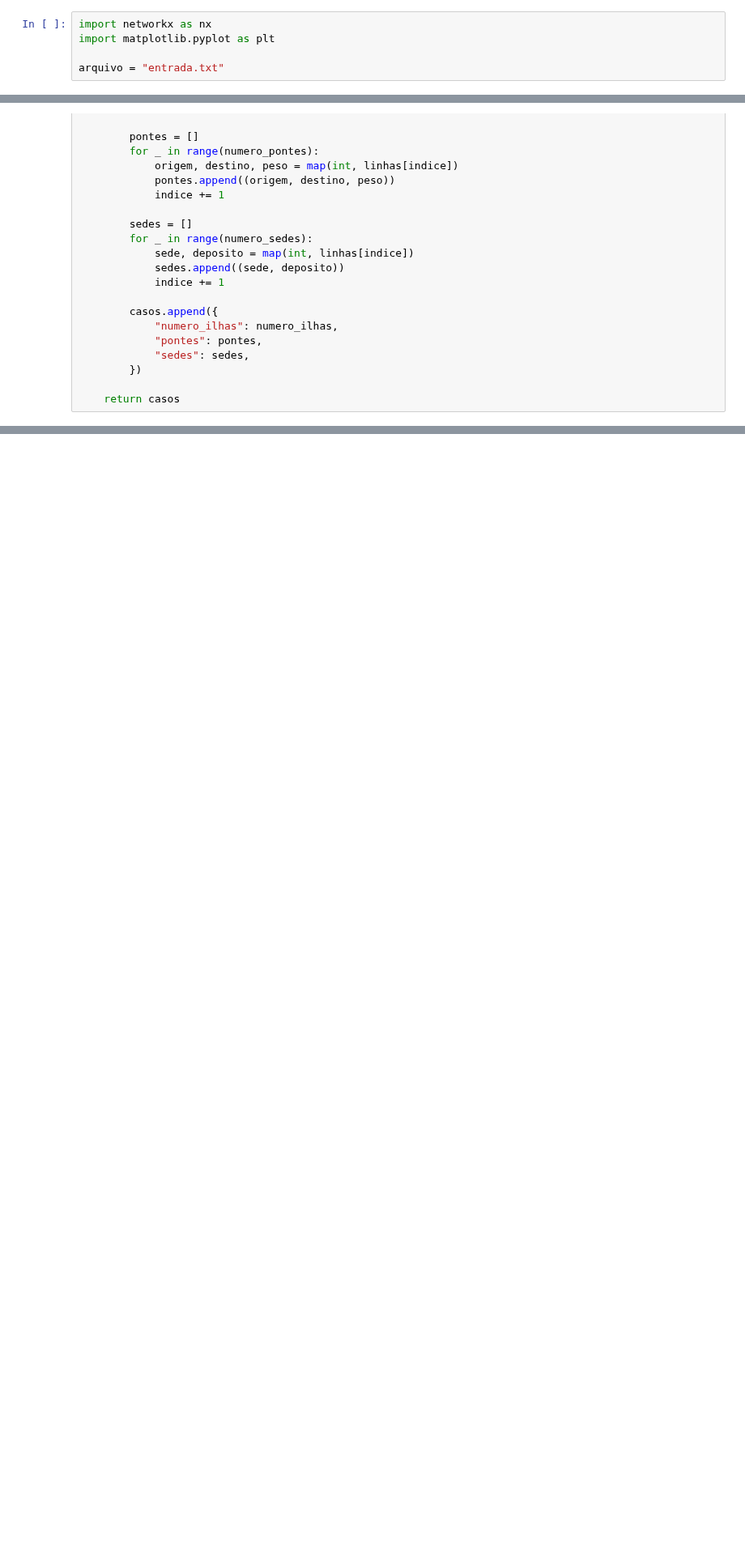
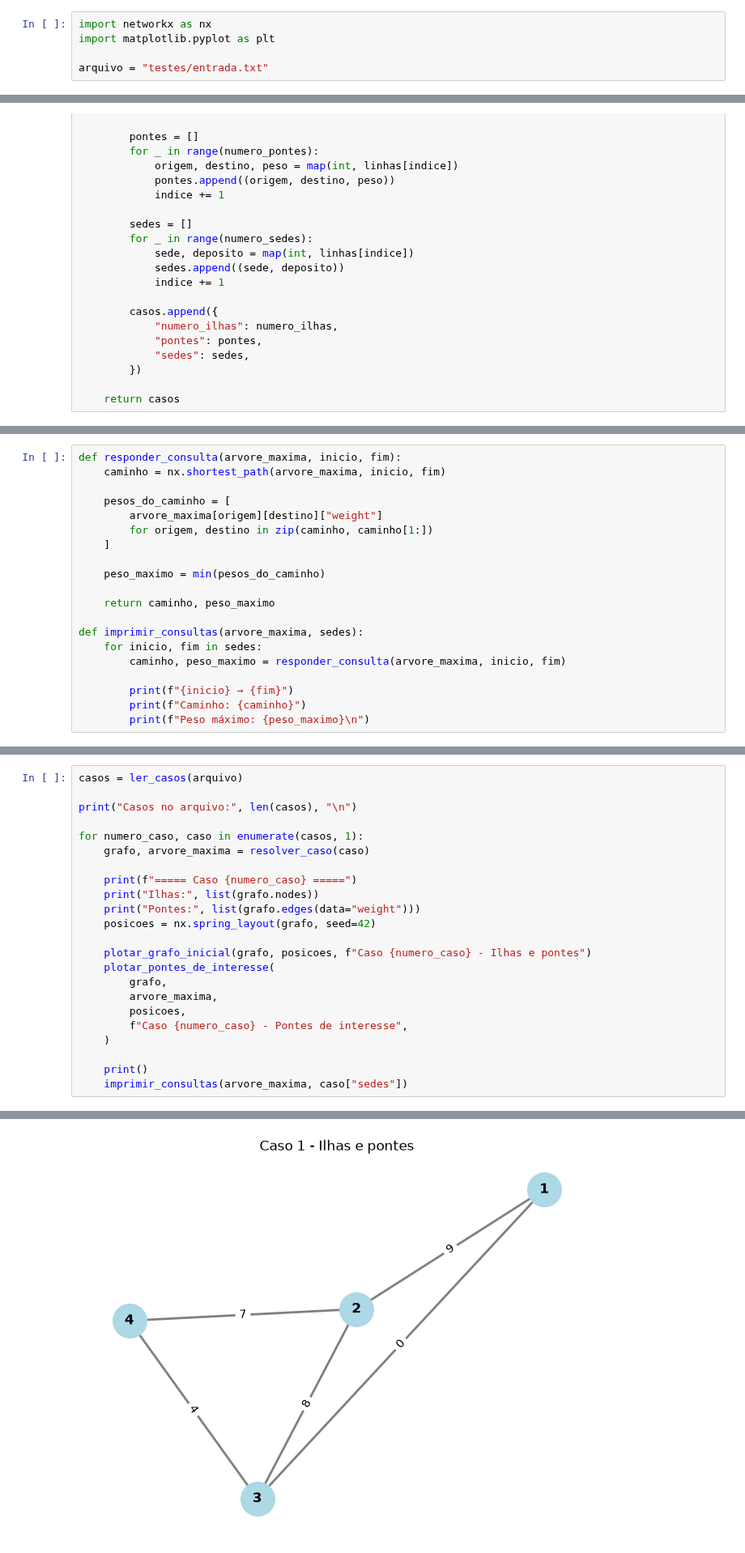
Before and after one commit to Gengo250/learning_graphs, a Jupyter notebook: src/grafos_network/workspace_university/trabalho-2/caminhao_networkx.ipynb, the cells around one changed output, grey strips where cells are left out. Shown at 81% size. Cells and saved outputs as stored; diff of their text form; blank space fills up the shorter version.

```diff
--- a/src/grafos_network/workspace_university/trabalho-2/caminhao_networkx.ipynb
+++ b/src/grafos_network/workspace_university/trabalho-2/caminhao_networkx.ipynb
@@ -2,7 +2,7 @@
 import networkx as nx
 import matplotlib.pyplot as plt
 
-arquivo = "entrada.txt"
+arquivo = "testes/entrada.txt"
 # %%
 def ler_casos(arquivo):
     with open(arquivo, encoding="utf-8") as arquivo_entrada:
@@ -54 +54,21 @@ Consultas sede-depósito: [(1, 4), (2, 1), (3, 1), (4, 3)]
+# %%
+def responder_consulta(arvore_maxima, inicio, fim):
+    caminho = nx.shortest_path(arvore_maxima, inicio, fim)
+
+    pesos_do_caminho = [
+        arvore_maxima[origem][destino]["weight"]
+        for origem, destino in zip(caminho, caminho[1:])
+    ]
+
+    peso_maximo = min(pesos_do_caminho)
+
+    return caminho, peso_maximo
+
+def imprimir_consultas(arvore_maxima, sedes):
+    for inicio, fim in sedes:
+        caminho, peso_maximo = responder_consulta(arvore_maxima, inicio, fim)
+
+        print(f"{inicio} → {fim}")
+        print(f"Caminho: {caminho}")
+        print(f"Peso máximo: {peso_maximo}\n")
 # %%
@@ -96,0 +147,24 @@ print(caminho)
+# %%
+casos = ler_casos(arquivo)
+
+print("Casos no arquivo:", len(casos), "\n")
+
+for numero_caso, caso in enumerate(casos, 1):
+    grafo, arvore_maxima = resolver_caso(caso)
+
+    print(f"===== Caso {numero_caso} =====")
+    print("Ilhas:", list(grafo.nodes))
+    print("Pontes:", list(grafo.edges(data="weight")))
+    posicoes = nx.spring_layout(grafo, seed=42)
+
+    plotar_grafo_inicial(grafo, posicoes, f"Caso {numero_caso} - Ilhas e pontes")
+    plotar_pontes_de_interesse(
+        grafo,
+        arvore_maxima,
+        posicoes,
+        f"Caso {numero_caso} - Pontes de interesse",
+    )
+
+    print()
+    imprimir_consultas(arvore_maxima, caso["sedes"])
+# %% [output]
@@ -96,0 +176 @@ print(caminho)
+[figure, added]
```
Also changed, not shown: parts of 8 cells of this notebook, 8 other files.
